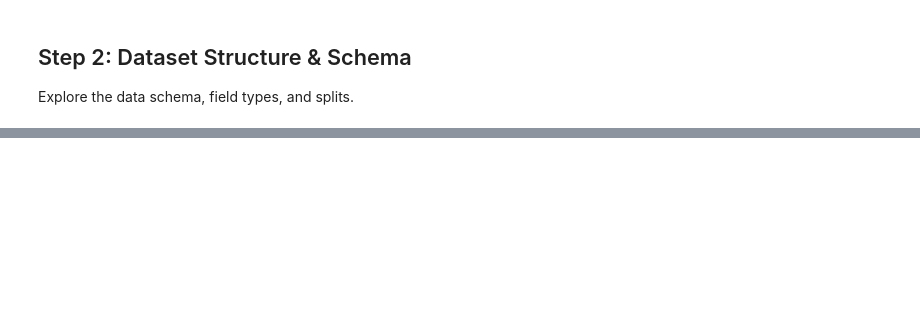
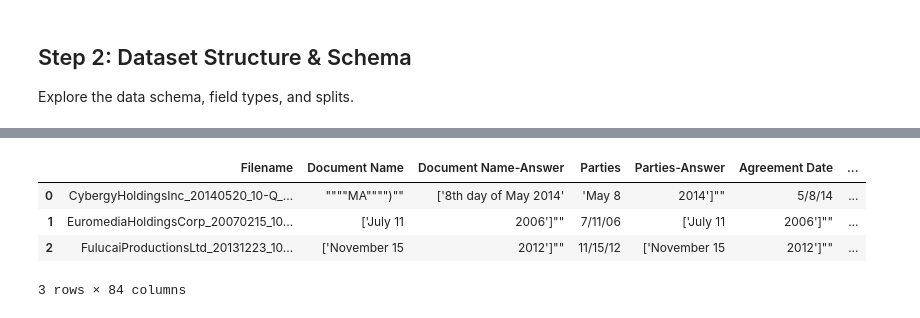
Before and after one commit to AntonisGantzos/fine_tune_llms_research, a Jupyter notebook: CUAD_dataset_exploration.ipynb, the cells around one changed output, grey strips where cells are left out. Saved outputs shown, nothing was run; the diff lists cells and outputs as text; code cells hidden in the pictures; blank space fills up the shorter version.

```diff
--- a/CUAD_dataset_exploration.ipynb
+++ b/CUAD_dataset_exploration.ipynb
@@ -8,23 +15,2 @@ This notebook provides a step-by-step analysis of every aspect of the CUAD datas
 
 **Dataset Summary:** 13,000+ expert annotations across 510 commercial contracts, 41 clause categories, 25 contract types.
-# %%
-# Step 1: Setup and Load Dataset
-
-from datasets import load_dataset
-import pandas as pd
-import numpy as np
-import matplotlib.pyplot as plt
-import seaborn as sns
-from collections import Counter, defaultdict
-import re
-import kagglehub
-
-
-# Load CUAD from Hugging Face
-try:
-    # Download latest version
-    path = kagglehub.dataset_download("theatticusproject/atticus-open-contract-dataset-aok-beta")
-    print("Path to dataset files:", path)
-    print("Loading dataset...")
-except Exception as e:
-    print(f"Error loading dataset: {e}")
@@ -271,0 +264,22 @@ print("  • Imbalance: Category distribution varies; consider sampling for trai
+# %%
+CUAD_PATH = Path('data/cuad')
+MASTER_CLAUSES_PATH = CUAD_PATH/'master_clauses.csv'
+
+try:
+    # Read the file manually using the CSV module first to handle inconsistencies
+    data = []
+    with open(MASTER_CLAUSES_PATH, 'r', encoding='utf-8', errors='replace') as f:
+        # Use csv.Sniffer to deduce format if possible, or enforce standard strictness
+        reader = csv.DictReader(f)
+        for i, row in enumerate(reader):
+            data.append(row)
+
+    # Convert the list of dicts to a DataFrame
+    df = pd.DataFrame(data)
+
+    print(f"Data Loaded Successfully via CSV module.")
+    print(f"Total Contracts: {len(df)}")
+    print(df.head(3))
+
+except Exception as e:
+    print(f"Error: {e}")
@@ -271,0 +304,8 @@ print("  • Imbalance: Category distribution varies; consider sampling for trai
+# %%
+df.head(3)
+# %% [output]
+|  | Filename | Document Name | Document Name-Answer | Parties | Parties-Answer | Agreement Date | ... |
+| 0 | CybergyHoldingsInc_20140520_10-Q_... | """"MA"""")"" | ['8th day of May 2014' | 'May 8 | 2014']"" | 5/8/14 | ... |
+| 1 | EuromediaHoldingsCorp_20070215_10... | ['July 11 | 2006']"" | 7/11/06 | ['July 11 | 2006']"" | ... |
+| 2 | FulucaiProductionsLtd_20131223_10... | ['November 15 | 2012']"" | 11/15/12 | ['November 15 | 2012']"" | ... |
+3 rows × 84 columns
```
Also changed, not shown: parts of 40 cells of this notebook, 2 other files.
